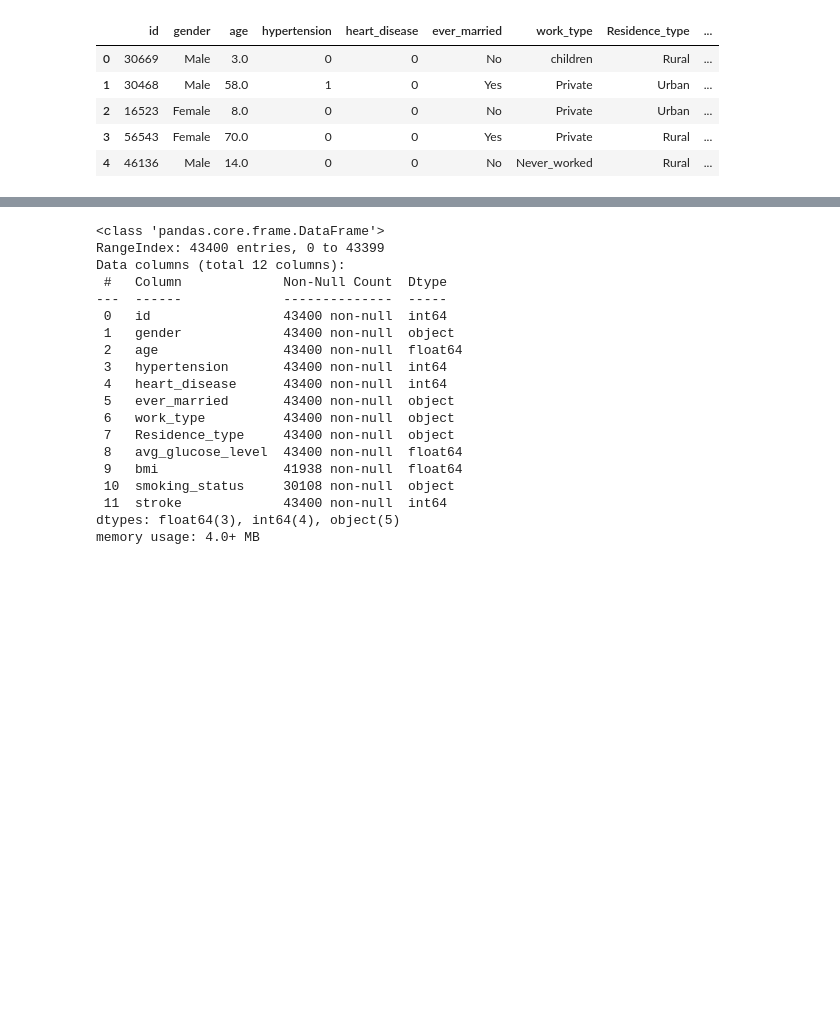
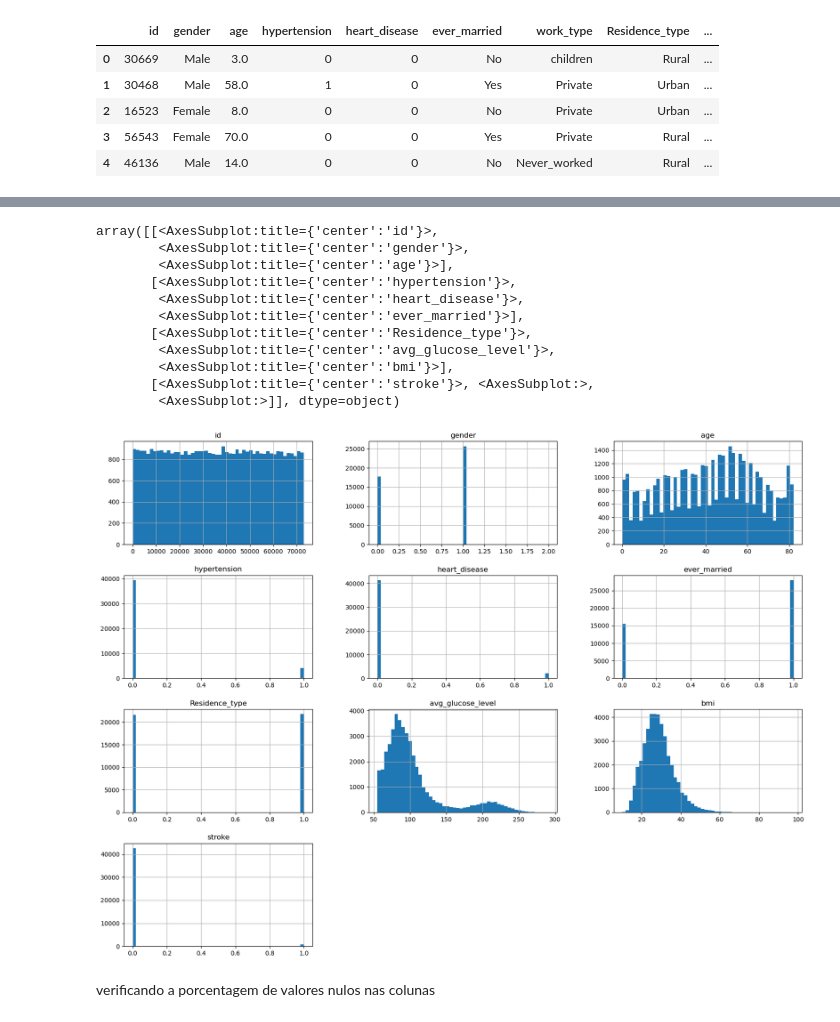
Before and after one commit to Jdss026/stroke-classifier, a Jupyter notebook: eda.ipynb, the cells around one changed output, grey strips where cells are left out. Saved outputs shown, nothing was run; the diff lists cells and outputs as text; code cells hidden in the pictures; blank space fills up the shorter version.

```diff
--- a/eda.ipynb
+++ b/eda.ipynb
@@ -36,22 +119,17 @@ dataset.describe()
-# %%
-dataset.info()
-# %% [output]
-<class 'pandas.core.frame.DataFrame'>
-RangeIndex: 43400 entries, 0 to 43399
-Data columns (total 12 columns):
- #   Column             Non-Null Count  Dtype
----  ------             --------------  -----
- 0   id                 43400 non-null  int64
- 1   gender             43400 non-null  object
- 2   age                43400 non-null  float64
- 3   hypertension       43400 non-null  int64
- 4   heart_disease      43400 non-null  int64
- 5   ever_married       43400 non-null  object
- 6   work_type          43400 non-null  object
- 7   Residence_type     43400 non-null  object
- 8   avg_glucose_level  43400 non-null  float64
- 9   bmi                41938 non-null  float64
- 10  smoking_status     30108 non-null  object
- 11  stroke             43400 non-null  int64
-dtypes: float64(3), int64(4), object(5)
-memory usage: 4.0+ MB
+# %%
+df.hist(bins=50, figsize=(20,15))
+# %% [output]
+array([[<AxesSubplot:title={'center':'id'}>,
+        <AxesSubplot:title={'center':'gender'}>,
+        <AxesSubplot:title={'center':'age'}>],
+       [<AxesSubplot:title={'center':'hypertension'}>,
+        <AxesSubplot:title={'center':'heart_disease'}>,
+        <AxesSubplot:title={'center':'ever_married'}>],
+       [<AxesSubplot:title={'center':'Residence_type'}>,
+        <AxesSubplot:title={'center':'avg_glucose_level'}>,
+        <AxesSubplot:title={'center':'bmi'}>],
+       [<AxesSubplot:title={'center':'stroke'}>, <AxesSubplot:>,
+        <AxesSubplot:>]], dtype=object)
+[figure, added]
+# %% [markdown]
+verificando a porcentagem de valores nulos nas colunas
```
Also changed, not shown: parts of 32 cells of this notebook.
